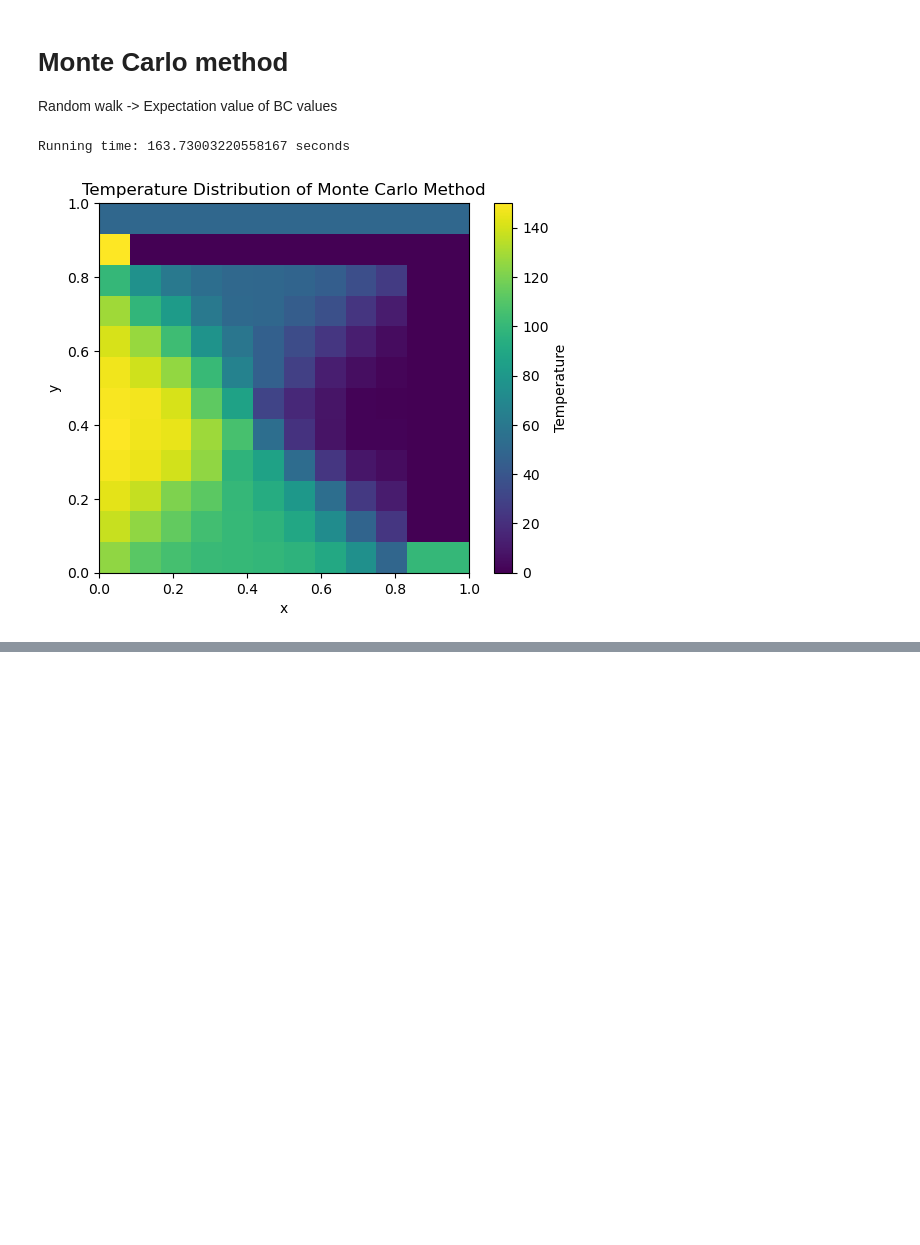
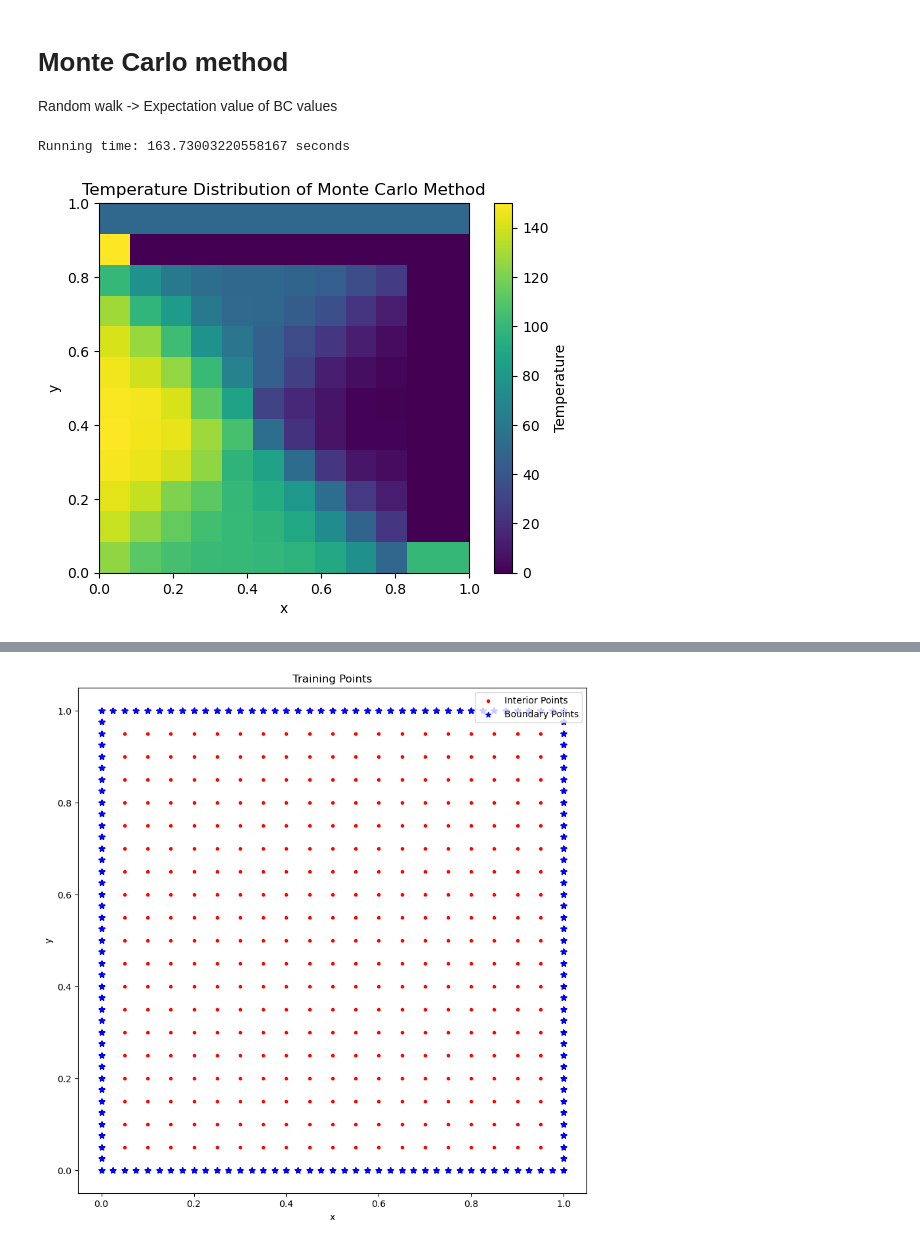
Before and after one commit to sungchol3/Numerical_Method_solving_laplace_equations, a Jupyter notebook: numerical_method_laplace_eq.ipynb, the cells around one changed output, grey strips where cells are left out. Drawn from its saved outputs; the diff is of its cells as text; code cells hidden in the pictures; blank space fills up the shorter version.

Commit message:
Add PINN part
This is the final version of my project

```diff
--- a/numerical_method_laplace_eq.ipynb
+++ b/numerical_method_laplace_eq.ipynb
@@ -16,6 +16,7 @@ So, define the grid size $N$ and set data grids $(N+1) \times (N+1)$ in given $(
 # %%
 import numpy as np
 import matplotlib.pyplot as plt
+import torch
 
 N = 100
 tolerance = 1e-6
@@ -79,6 +80,31 @@ class DataGrid:
         i = np.argmin(np.abs(self.x - x))
         j = np.argmin(np.abs(self.y - y))
         return self.T[i, j]
+
+    def get_BC(self):
+        x_left, y_left = torch.meshgrid(self.x[0], self.y)
+        x_left, y_left = x_left.squeeze(), y_left.squeeze()
+        T_left = x_left * 0 + 150
+        x_right, y_right = torch.meshgrid(self.x[self.N], self.y)
+        x_right, y_right = x_right.squeeze(), y_right.squeeze()
+        T_right = x_right * 0 + 0
+        x_top, y_top = torch.meshgrid(self.x, self.y[0])
+        x_top, y_top = x_top.squeeze(), y_top.squeeze()
+        T_top = y_top * 0 + 50
+        x_bottom, y_bottom = torch.meshgrid(self.x, self.y[self.N])
+        x_bottom, y_bottom = x_bottom.squeeze(), y_bottom.squeeze()
+        T_bottom = y_bottom * 0 + 100
+        x_bc = torch.cat([x_left, x_right, x_top, x_bottom], dim=0)
+        y_bc = torch.cat([y_left, y_right, y_top, y_bottom], dim=0)
+        T_bc = torch.cat([T_left, T_right, T_top, T_bottom], dim=0)
+        return x_bc, y_bc, T_bc
+
+    def get_interior(self):
+        x_interior = torch.arange(self.h, 1, self.h)
+        y_interior = torch.arange(self.h, 1, self.h)
+        X_interior, Y_interior = torch.meshgrid(x_interior, y_interior)
+        X_interior, Y_interior = X_interior.flatten(), Y_interior.flatten()
+        return [X_interior, Y_interior]
 # %%
 data_grid = DataGrid(10)
 data_grid.show()
@@ -478,0 +606,6 @@ class PINN_Optimizer(PINN):
+# %%
+data_grid = DataGrid(N=20)
+pinn_optimizer = PINN_Optimizer(data_grid, device=DEVICE)
+pinn_optimizer.show_training_points()
+# %% [output]
+[figure, added]
```
Also changed, not shown: parts of 5 cells of this notebook.
